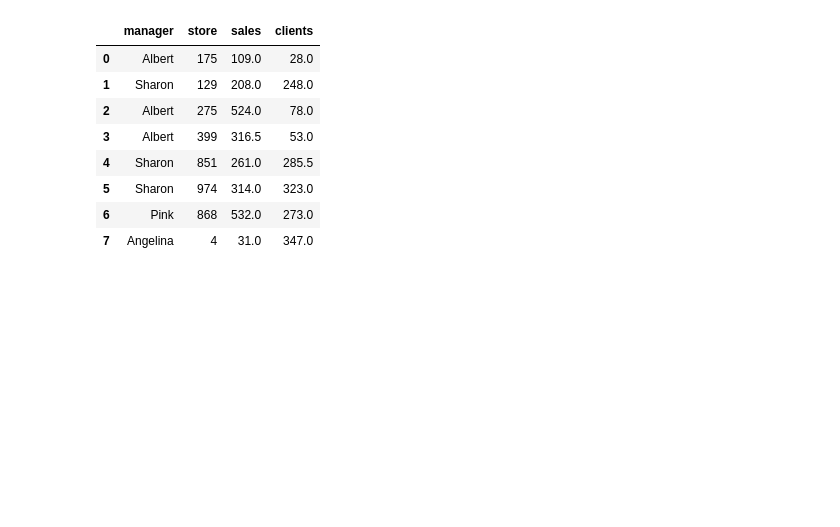
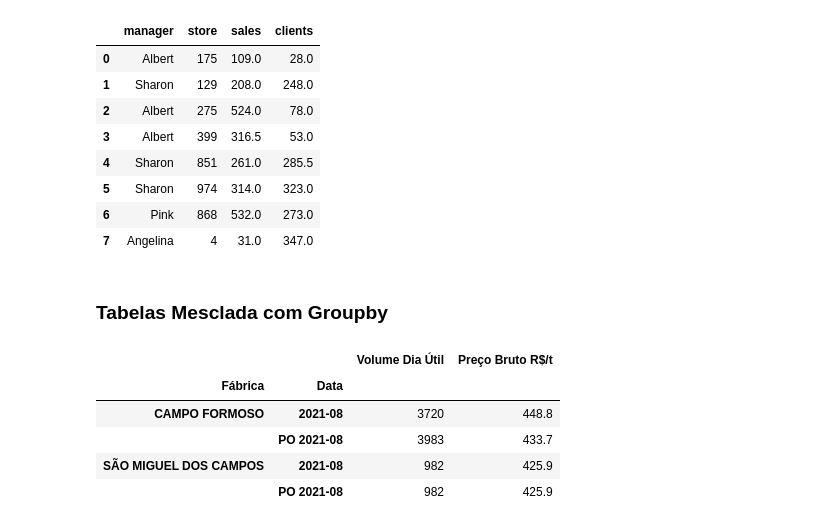
Before and after one commit to alexaugusto23/python_developer, a Jupyter notebook: Planejamento - Lógicas/Scripts e Notebooks/logicas_pyplan.ipynb, the cells around one changed output. Drawn from its saved outputs; the diff is of its cells as text; code cells hidden in the pictures; blank space fills up the shorter version.

Commit message:
tabela mesclada com groupby

```diff
--- a/Planejamento - Lógicas/Scripts e Notebooks/logicas_pyplan.ipynb
+++ b/Planejamento - Lógicas/Scripts e Notebooks/logicas_pyplan.ipynb
@@ -2245,3 +2245,25 @@ df
 | 5 | Sharon | 974 | 314.0 | 323.0 |
 | 6 | Pink | 868 | 532.0 | 273.0 |
 | 7 | Angelina | 4 | 31.0 | 347.0 |
+# %% [markdown]
+### Tabelas Mesclada com Groupby
+# %%
+data = [['CAMPO FORMOSO', '2021-08', 3720, 448.8],
+        ['CAMPO FORMOSO', 'PO 2021-08', 3983, 433.7],
+        ['SÃO MIGUEL DOS CAMPOS', '2021-08', 982, 425.9],
+        ['SÃO MIGUEL DOS CAMPOS', 'PO 2021-08', 982, 425.9]]
+
+columns = ['Fábrica', 'Data', 'Volume Dia Útil', 'Preço Bruto R$/t']
+
+_df = pd.DataFrame( data=data, index=None, columns=columns, dtype=None, copy=False )
+
+_df = _df.set_index(['Fábrica','Data'])
+
+_df
+# %% [output]
+|  |  | Volume Dia Útil | Preço Bruto R$/t |
+| Fábrica | Data |  |  |
+| CAMPO FORMOSO | 2021-08 | 3720 | 448.8 |
+|  | PO 2021-08 | 3983 | 433.7 |
+| SÃO MIGUEL DOS CAMPOS | 2021-08 | 982 | 425.9 |
+|  | PO 2021-08 | 982 | 425.9 |
```
